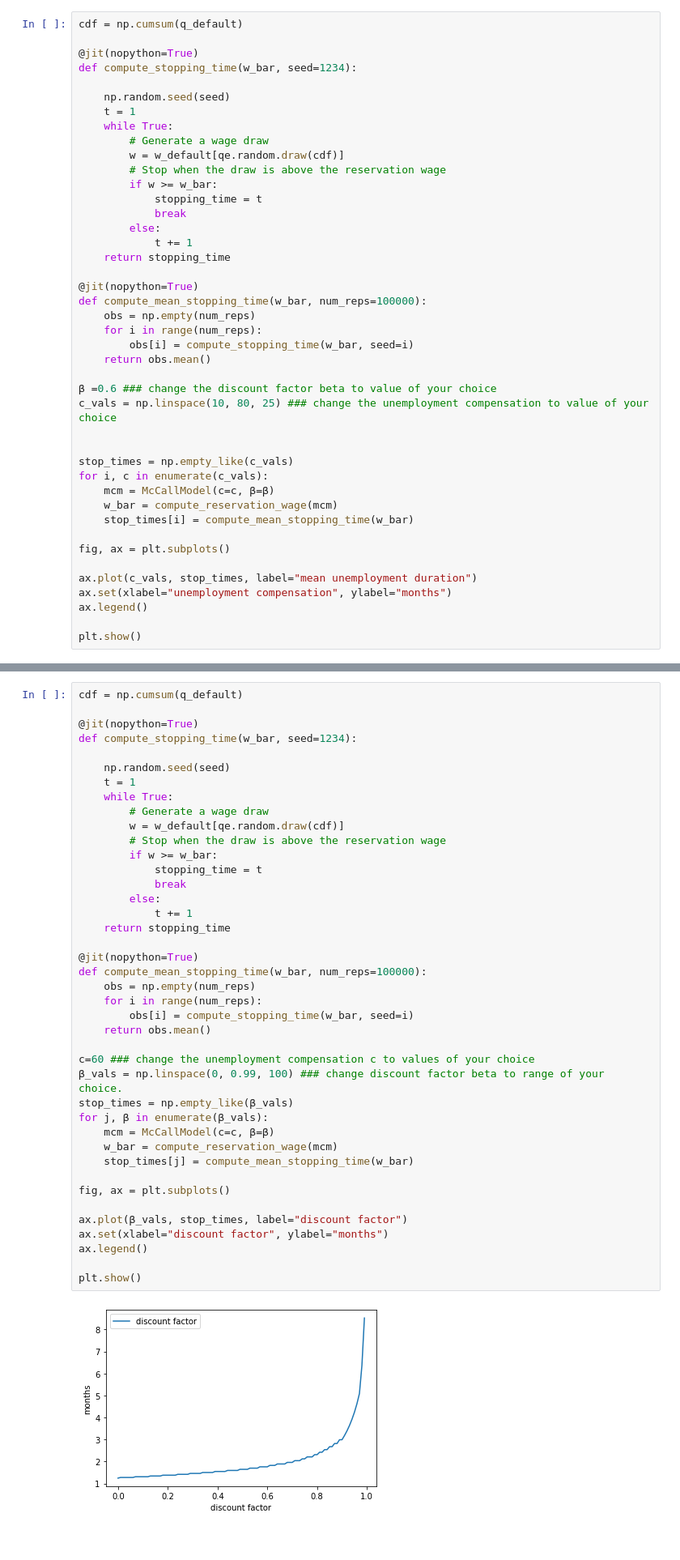
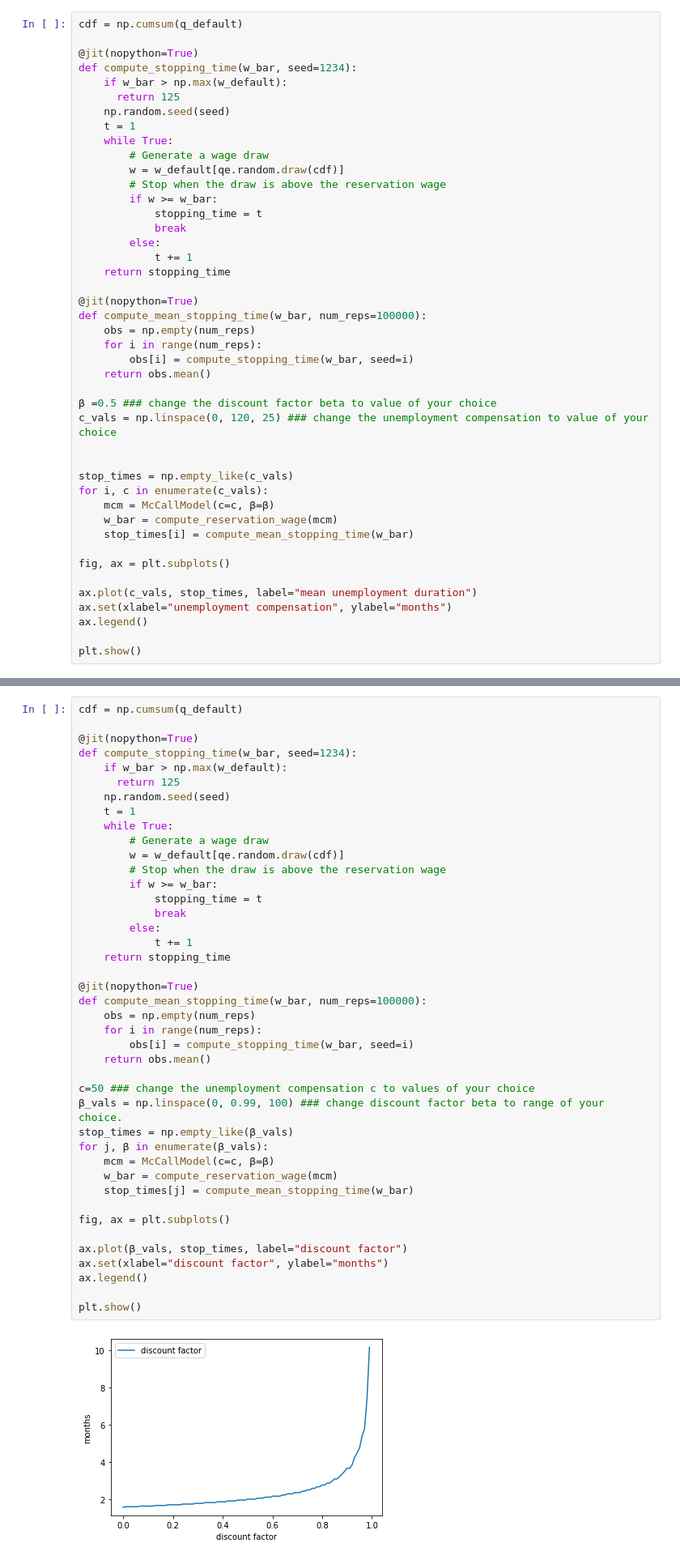
Before and after one commit to chenjieyang326/Econ-211, a Jupyter notebook: Simulation/Job_Searching_Model.ipynb, the cells around one changed output, grey strips where cells are left out. Shown: that part at 81% size. Saved outputs shown, nothing was run; the diff lists cells and outputs as text.

```diff
--- a/Simulation/Job_Searching_Model.ipynb
+++ b/Simulation/Job_Searching_Model.ipynb
@@ -299,7 +296,8 @@ cdf = np.cumsum(q_default)
 
 @jit(nopython=True)
 def compute_stopping_time(w_bar, seed=1234):
-
+    if w_bar > np.max(w_default):
+      return 125
     np.random.seed(seed)
     t = 1
     while True:
@@ -320,8 +318,8 @@ def compute_mean_stopping_time(w_bar, num_reps=100000):
         obs[i] = compute_stopping_time(w_bar, seed=i)
     return obs.mean()
 
-β =0.6 ### change the discount factor beta to value of your choice
-c_vals = np.linspace(10, 80, 25) ### change the unemployment compensation to value of your choice
+β =0.5 ### change the discount factor beta to value of your choice
+c_vals = np.linspace(0, 120, 25) ### change the unemployment compensation to value of your choice
 
 
 stop_times = np.empty_like(c_vals)
@@ -346,7 +344,8 @@ cdf = np.cumsum(q_default)
 
 @jit(nopython=True)
 def compute_stopping_time(w_bar, seed=1234):
-
+    if w_bar > np.max(w_default):
+      return 125
     np.random.seed(seed)
     t = 1
     while True:
@@ -355,32 +354,32 @@ def compute_stopping_time(w_bar, seed=1234):
         # Stop when the draw is above the reservation wage
         if w >= w_bar:
             stopping_time = t
             break
         else:
             t += 1
     return stopping_time
 
 @jit(nopython=True)
 def compute_mean_stopping_time(w_bar, num_reps=100000):
     obs = np.empty(num_reps)
     for i in range(num_reps):
         obs[i] = compute_stopping_time(w_bar, seed=i)
     return obs.mean()
 
-c=60 ### change the unemployment compensation c to values of your choice
+c=50 ### change the unemployment compensation c to values of your choice
 β_vals = np.linspace(0, 0.99, 100) ### change discount factor beta to range of your choice.
 stop_times = np.empty_like(β_vals)
 for j, β in enumerate(β_vals):
     mcm = McCallModel(c=c, β=β)
     w_bar = compute_reservation_wage(mcm)
     stop_times[j] = compute_mean_stopping_time(w_bar)
 
 fig, ax = plt.subplots()
 
 ax.plot(β_vals, stop_times, label="discount factor")
 ax.set(xlabel="discount factor", ylabel="months")
 ax.legend()
 
 plt.show()
 # %% [output]
-[figure, old version]
+[figure, new version]
```
Also changed, not shown: parts of 3 cells of this notebook.
